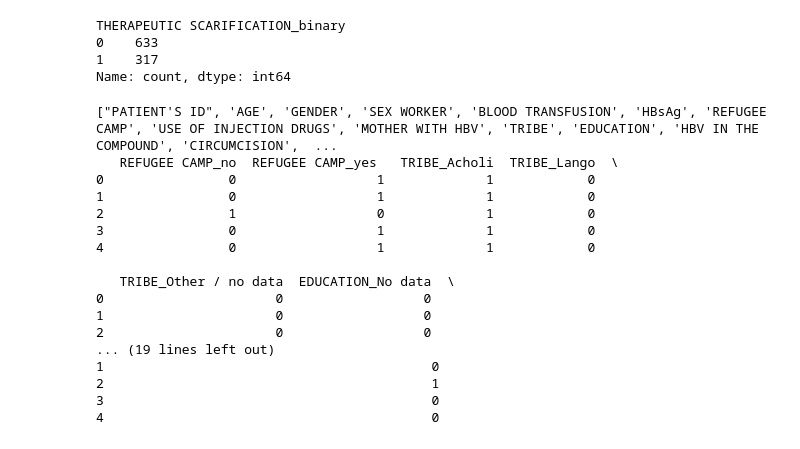
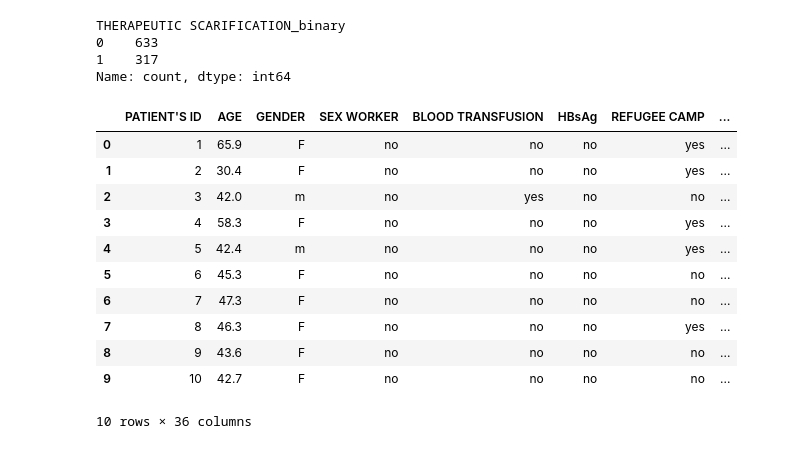
Before and after one commit to 303gabby/XB_0175_Proposal_Code, a Jupyter notebook: XB_0175_code.ipynb, the cells around one changed output. Cells and saved outputs as stored; diff of their text form; code cells hidden in the pictures.

```diff
--- a/XB_0175_code.ipynb
+++ b/XB_0175_code.ipynb
@@ -351,28 +331,26 @@ THERAPEUTIC SCARIFICATION_binary
 1    317
 Name: count, dtype: int64
 # %%
-df=pd.read_csv('data/hivdata.csv')
-print (df.columns.to_list())
+
+#print (df.columns.to_list())
 categorical_columns= ['REFUGEE CAMP','TRIBE', 'EDUCATION']
 encoder= OneHotEncoder(handle_unknown='ignore', sparse_output=False, dtype=int)
 encoded= encoder.fit_transform(df[categorical_columns])
 encoded_df= pd.DataFrame(encoded, columns= encoder.get_feature_names_out(categorical_columns))
-print(encoded_df.head())
+#print(encoded_df.head())
+
+df.head(10)
+#df.columns.tolist()
 # %% [output]
+|  | PATIENT'S ID | AGE | GENDER | SEX WORKER | BLOOD TRANSFUSION | HBsAg | REFUGEE CAMP | ... |
+| 0 | 1 | 65.9 | F | no | no | no | yes | ... |
+| 1 | 2 | 30.4 | F | no | no | no | yes | ... |
+| 2 | 3 | 42.0 | m | no | yes | no | no | ... |
+| 3 | 4 | 58.3 | F | no | no | no | yes | ... |
+| 4 | 5 | 42.4 | m | no | no | no | yes | ... |
+| 5 | 6 | 45.3 | F | no | no | no | no | ... |
+| 6 | 7 | 47.3 | F | no | no | no | no | ... |
+| 7 | 8 | 46.3 | F | no | no | no | yes | ... |
+| 8 | 9 | 43.6 | F | no | no | no | no | ... |
+| 9 | 10 | 42.7 | F | no | no | no | no | ... |
-["PATIENT'S ID", 'AGE', 'GENDER', 'SEX WORKER', 'BLOOD TRANSFUSION', 'HBsAg', 'REFUGEE CAMP', 'USE OF INJECTION DRUGS', 'MOTHER WITH HBV', 'TRIBE', 'EDUCATION', 'HBV IN THE COMPOUND', 'CIRCUMCISION',  ...
-   REFUGEE CAMP_no  REFUGEE CAMP_yes   TRIBE_Acholi  TRIBE_Lango  \
-0                0                  1             1            0
-1                0                  1             1            0
-2                1                  0             1            0
-3                0                  1             1            0
-4                0                  1             1            0
-
-   TRIBE_Other / no data  EDUCATION_No data  \
-0                      0                  0
-1                      0                  0
-2                      0                  0
-... (19 lines left out)
-1                                          0
-2                                          1
-3                                          0
-4                                          0
+10 rows × 36 columns
```
Also changed, not shown: parts of 35 cells of this notebook.
